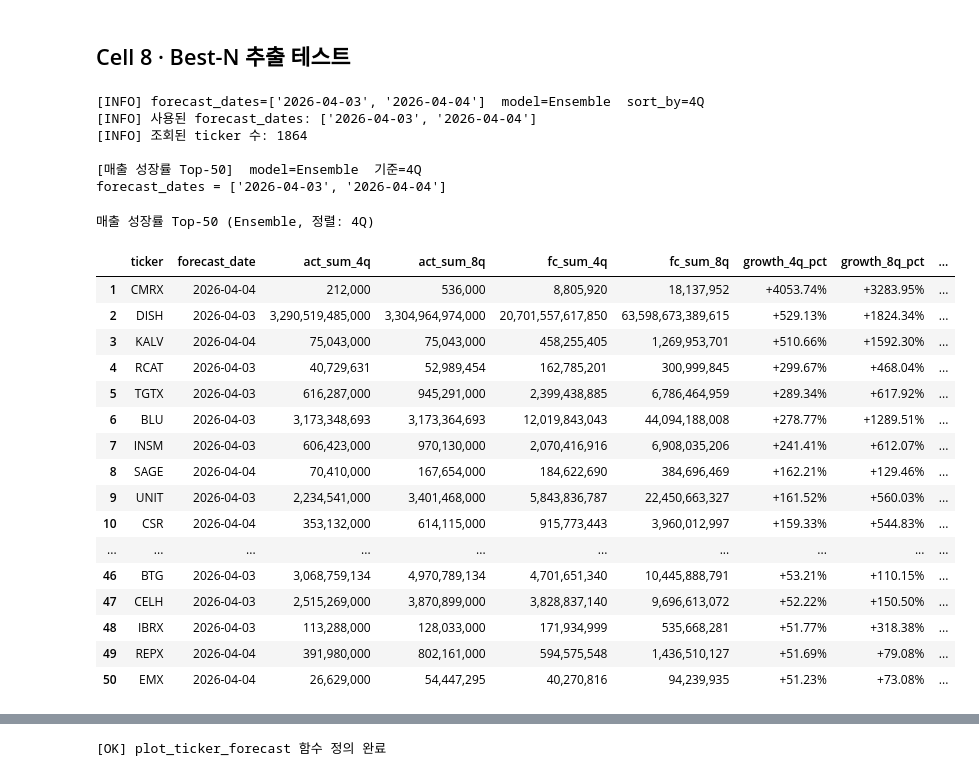
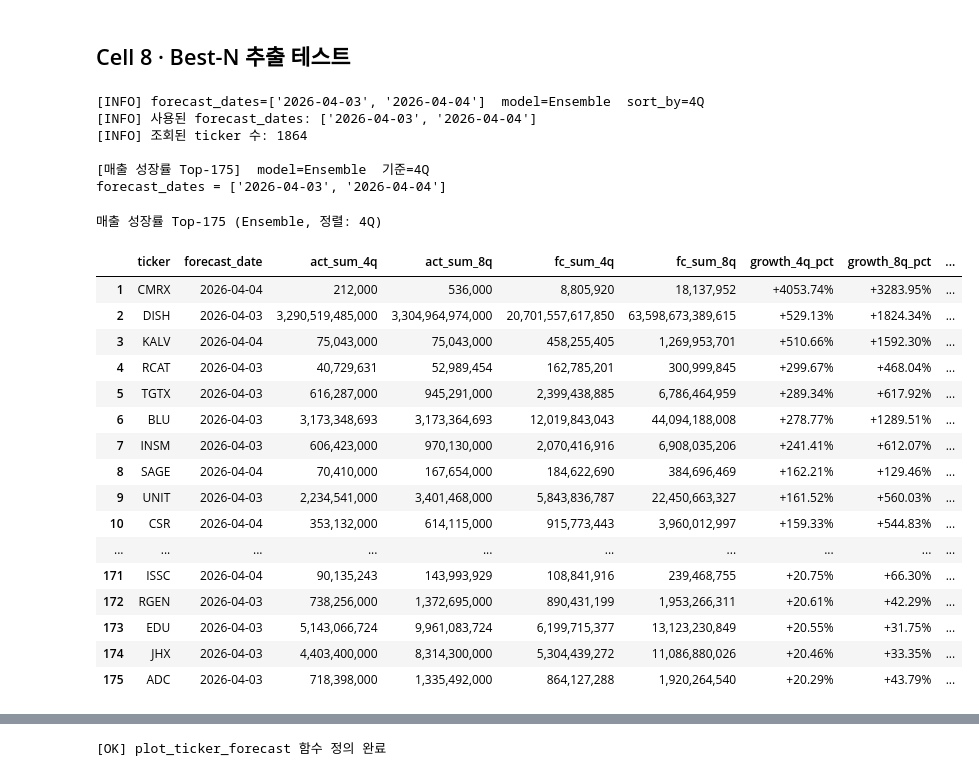
Before and after one commit to stox74/stock_forecast, a Jupyter notebook: US_Market/analysis/미국전기업_매출_예측/us_revenue_analysis_notebook.ipynb, the cells around one changed output, grey strips where cells are left out. Cells and saved outputs as stored; diff of their text form; code cells hidden in the pictures.

```diff
--- a/US_Market/analysis/미국전기업_매출_예측/us_revenue_analysis_notebook.ipynb
+++ b/US_Market/analysis/미국전기업_매출_예측/us_revenue_analysis_notebook.ipynb
@@ -280,7 +280,7 @@ print("[OK] fetch_forecast 함수 정의 완료")
 
 `TEST_TICKER` / `TEST_MODEL` 을 원하는 값으로 변경하세요.
 # %%
-TEST_TICKER = "MU"
+TEST_TICKER = "JBSS"
 TEST_MODEL  = "Ensemble"   # SARIMA / ETS / Prophet / LSTM / Theta / Ensemble
 
 res = fetch_forecast(TEST_TICKER, TEST_MODEL)
@@ -477,7 +477,7 @@ print("[OK] get_best_n 함수 정의 완료")
 # %%
 # ── Cell 8 · Best-N 추출 테스트 ──────────────────────────────────────────
 BEST_MODEL  = "Ensemble"
-BEST_N      = 50
+BEST_N      = 175
 BEST_SORTBY = "4q"      # "4q" 또는 "8q"
 
 # 단일 날짜 (기존과 동일)
@@ -507,37 +507,37 @@ display(
     .format({
         "act_sum_4q"    : "{:,.0f}",
         "act_sum_8q"    : "{:,.0f}",
         "fc_sum_4q"     : "{:,.0f}",
         "fc_sum_8q"     : "{:,.0f}",
         "growth_4q_pct" : _pct,
         "growth_8q_pct" : _pct,
         "cagr_total_pct": _pct_yr,
     })
     .background_gradient(subset=["growth_4q_pct", "growth_8q_pct"], cmap="YlGn")
     .set_caption(f"매출 성장률 Top-{BEST_N} ({BEST_MODEL}, 정렬: {BEST_SORTBY.upper()})")
 )
 # %% [output]
 [INFO] forecast_dates=['2026-04-03', '2026-04-04']  model=Ensemble  sort_by=4Q
 [INFO] 사용된 forecast_dates: ['2026-04-03', '2026-04-04']
 [INFO] 조회된 ticker 수: 1864
 
-[매출 성장률 Top-50]  model=Ensemble  기준=4Q
+[매출 성장률 Top-175]  model=Ensemble  기준=4Q
 forecast_dates = ['2026-04-03', '2026-04-04']
-매출 성장률 Top-50 (Ensemble, 정렬: 4Q)
+매출 성장률 Top-175 (Ensemble, 정렬: 4Q)
 |  | ticker | forecast_date | act_sum_4q | act_sum_8q | fc_sum_4q | fc_sum_8q | growth_4q_pct | growth_8q_pct | ... |
 | 1 | CMRX | 2026-04-04 | 212,000 | 536,000 | 8,805,920 | 18,137,952 | +4053.74% | +3283.95% | ... |
 | 2 | DISH | 2026-04-03 | 3,290,519,485,000 | 3,304,964,974,000 | 20,701,557,617,850 | 63,598,673,389,615 | +529.13% | +1824.34% | ... |
 | 3 | KALV | 2026-04-04 | 75,043,000 | 75,043,000 | 458,255,405 | 1,269,953,701 | +510.66% | +1592.30% | ... |
 | 4 | RCAT | 2026-04-03 | 40,729,631 | 52,989,454 | 162,785,201 | 300,999,845 | +299.67% | +468.04% | ... |
 | 5 | TGTX | 2026-04-03 | 616,287,000 | 945,291,000 | 2,399,438,885 | 6,786,464,959 | +289.34% | +617.92% | ... |
 | 6 | BLU | 2026-04-03 | 3,173,348,693 | 3,173,364,693 | 12,019,843,043 | 44,094,188,008 | +278.77% | +1289.51% | ... |
 | 7 | INSM | 2026-04-03 | 606,423,000 | 970,130,000 | 2,070,416,916 | 6,908,035,206 | +241.41% | +612.07% | ... |
 | 8 | SAGE | 2026-04-04 | 70,410,000 | 167,654,000 | 184,622,690 | 384,696,469 | +162.21% | +129.46% | ... |
 | 9 | UNIT | 2026-04-03 | 2,234,541,000 | 3,401,468,000 | 5,843,836,787 | 22,450,663,327 | +161.52% | +560.03% | ... |
 | 10 | CSR | 2026-04-04 | 353,132,000 | 614,115,000 | 915,773,443 | 3,960,012,997 | +159.33% | +544.83% | ... |
 | ... | ... | ... | ... | ... | ... | ... | ... | ... | ... |
-| 46 | BTG | 2026-04-03 | 3,068,759,134 | 4,970,789,134 | 4,701,651,340 | 10,445,888,791 | +53.21% | +110.15% | ... |
-| 47 | CELH | 2026-04-03 | 2,515,269,000 | 3,870,899,000 | 3,828,837,140 | 9,696,613,072 | +52.22% | +150.50% | ... |
-| 48 | IBRX | 2026-04-03 | 113,288,000 | 128,033,000 | 171,934,999 | 535,668,281 | +51.77% | +318.38% | ... |
-| 49 | REPX | 2026-04-04 | 391,980,000 | 802,161,000 | 594,575,548 | 1,436,510,127 | +51.69% | +79.08% | ... |
-| 50 | EMX | 2026-04-04 | 26,629,000 | 54,447,295 | 40,270,816 | 94,239,935 | +51.23% | +73.08% | ... |
+| 171 | ISSC | 2026-04-04 | 90,135,243 | 143,993,929 | 108,841,916 | 239,468,755 | +20.75% | +66.30% | ... |
+| 172 | RGEN | 2026-04-03 | 738,256,000 | 1,372,695,000 | 890,431,199 | 1,953,266,311 | +20.61% | +42.29% | ... |
+| 173 | EDU | 2026-04-03 | 5,143,066,724 | 9,961,083,724 | 6,199,715,377 | 13,123,230,849 | +20.55% | +31.75% | ... |
+| 174 | JHX | 2026-04-03 | 4,403,400,000 | 8,314,300,000 | 5,304,439,272 | 11,086,880,026 | +20.46% | +33.35% | ... |
+| 175 | ADC | 2026-04-03 | 718,398,000 | 1,335,492,000 | 864,127,288 | 1,920,264,540 | +20.29% | +43.79% | ... |
```
Also changed, not shown: parts of 5 cells of this notebook, 10 other files.
